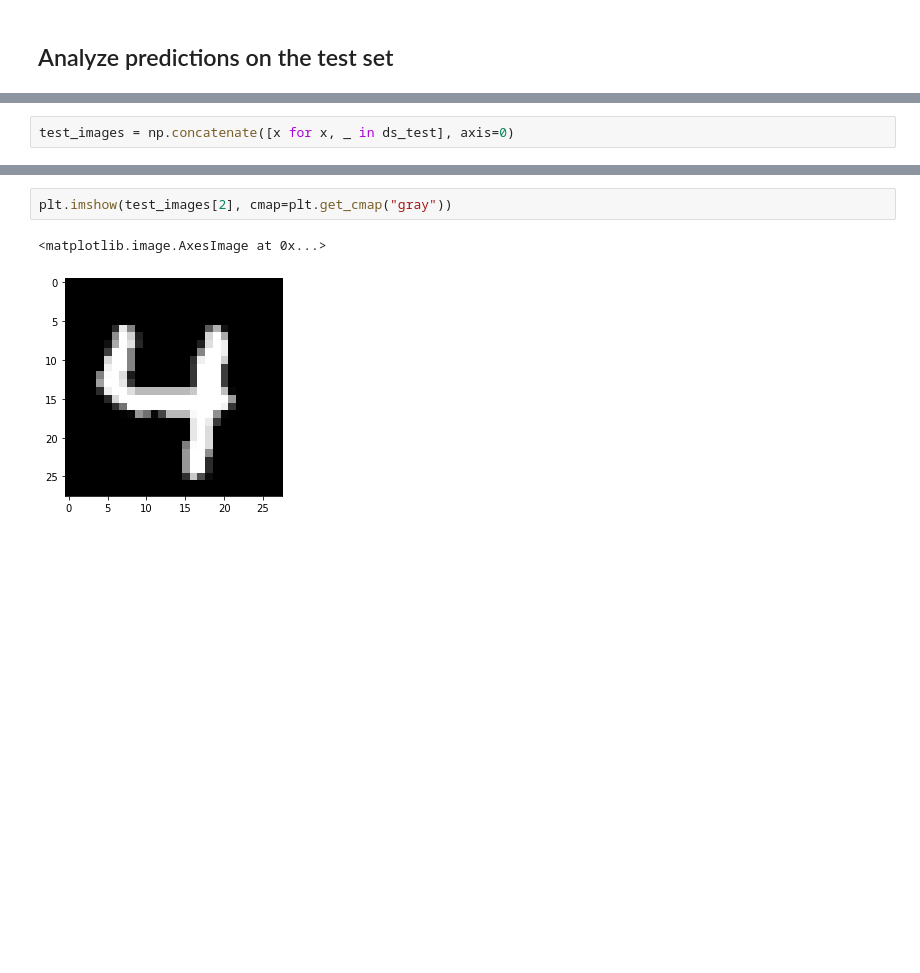
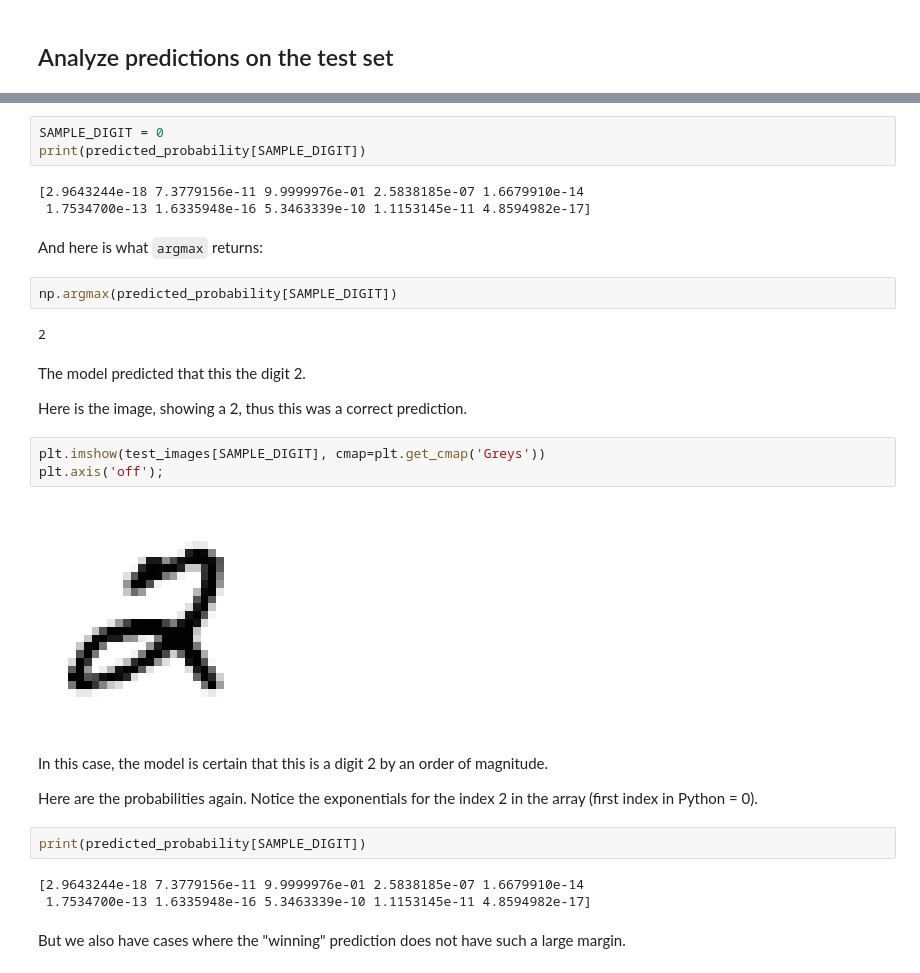
Before and after one commit to fau-masters-collected-works-cgarbin/decision-threshold-effect-on-accuracy, a Jupyter notebook: softmax-thresholds.ipynb, the cells around one changed output, grey strips where cells are left out. Saved outputs shown, nothing was run; the diff lists cells and outputs as text; blank space fills up the shorter version.

Commit message:
Show correct and misclassified predictions

```diff
--- a/softmax-thresholds.ipynb
+++ b/softmax-thresholds.ipynb
@@ -175,2 +167,0 @@ test_labels = np.concatenate([y for _, y in ds_test], axis=0)
-# %%
-test_images = np.concatenate([x for x, _ in ds_test], axis=0)
@@ -177,5 +230,32 @@ test_images = np.concatenate([x for x, _ in ds_test], axis=0)
+# %%
+SAMPLE_DIGIT = 0
+print(predicted_probability[SAMPLE_DIGIT])
+# %% [output]
+[2.9643244e-18 7.3779156e-11 9.9999976e-01 2.5838185e-07 1.6679910e-14
+ 1.7534700e-13 1.6335948e-16 5.3463339e-10 1.1153145e-11 4.8594982e-17]
+# %% [markdown]
+And here is what `argmax` returns:
+# %%
+np.argmax(predicted_probability[SAMPLE_DIGIT])
+# %% [output]
+2
+# %% [markdown]
+The model predicted that this the digit 2.
+
+Here is the image, showing a 2, thus this was a correct prediction.
 # %%
-plt.imshow(test_images[2], cmap=plt.get_cmap("gray"))
+plt.imshow(test_images[SAMPLE_DIGIT], cmap=plt.get_cmap('Greys'))
+plt.axis('off');
 # %% [output]
-<matplotlib.image.AxesImage at 0x...>
-[figure, old version]
+[figure, new version]
+# %% [markdown]
+In this case, the model is certain that this is a digit 2 by an order of magnitude.
+
+Here are the probabilities again. Notice the exponentials for the index 2 in the array (first index in Python = 0).
+# %%
+print(predicted_probability[SAMPLE_DIGIT])
+# %% [output]
+[2.9643244e-18 7.3779156e-11 9.9999976e-01 2.5838185e-07 1.6679910e-14
+ 1.7534700e-13 1.6335948e-16 5.3463339e-10 1.1153145e-11 4.8594982e-17]
+# %% [markdown]
+But we also have cases where the "winning" prediction does not have such a large margin.
```
Also changed, not shown: parts of 18 cells of this notebook.
